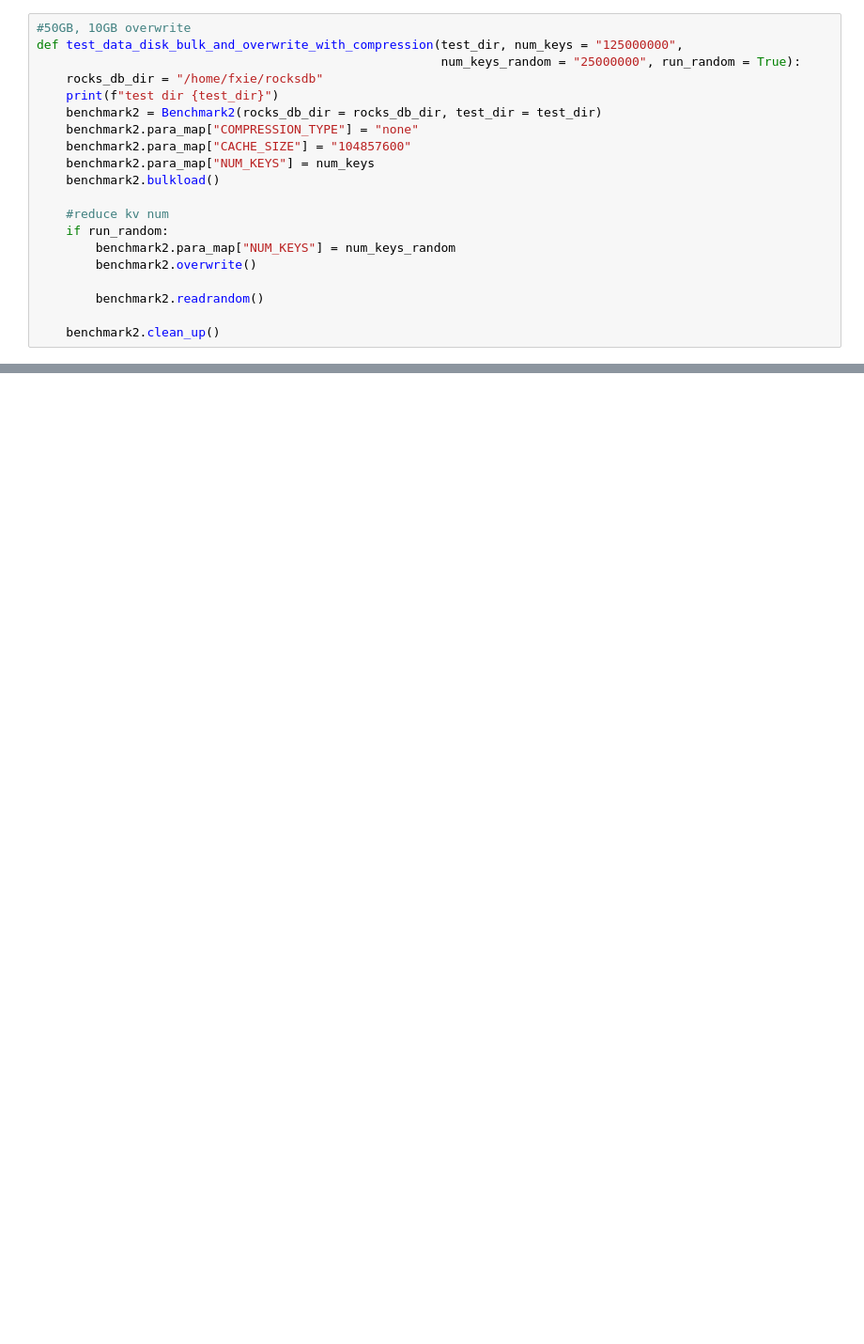
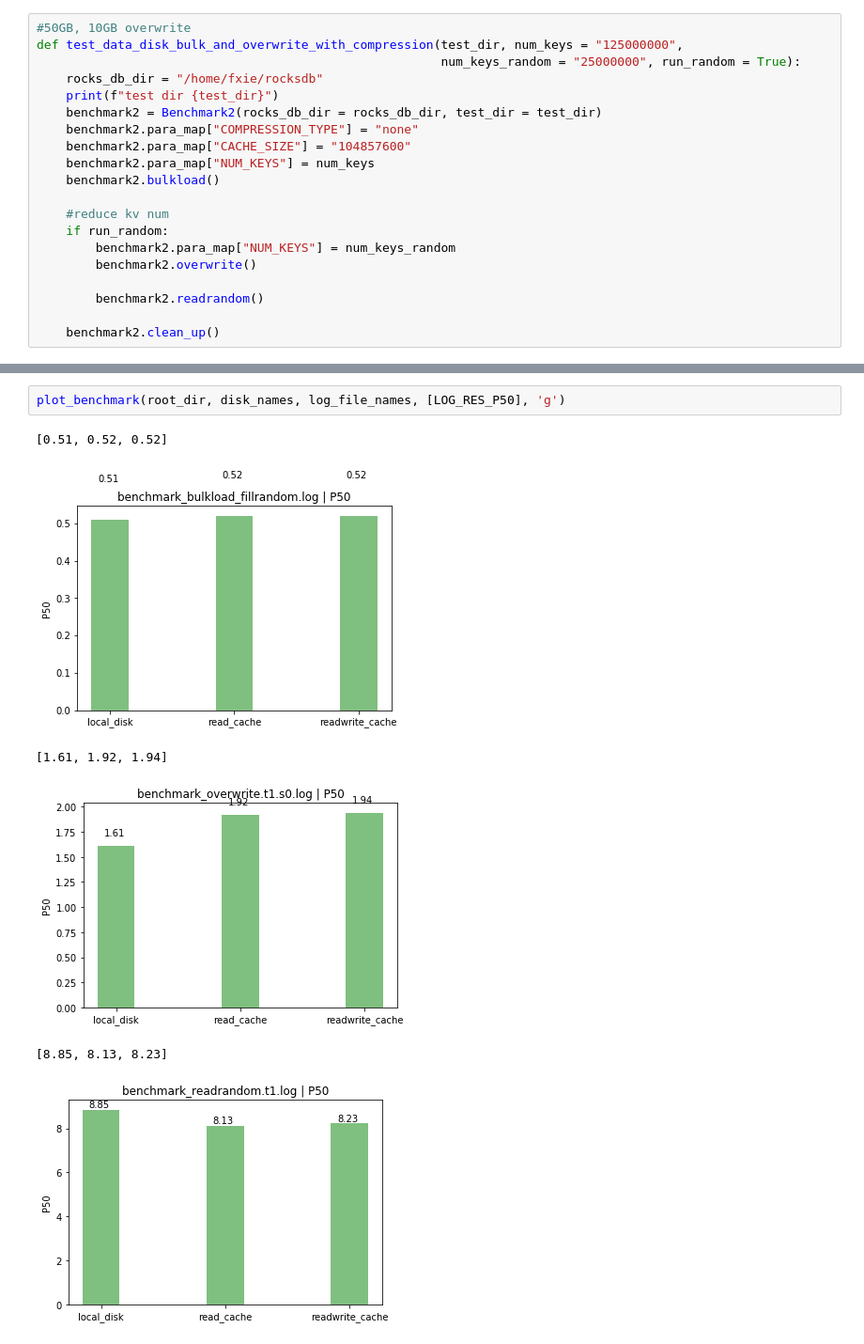
Before and after one commit to xiefan46/samza-azure-storage, a Jupyter notebook: milestone2/python/rocksdb_benchmark.ipynb, the cells around one changed output, grey strips where cells are left out. Shown at 94% size. Saved outputs shown, nothing was run; the diff lists cells and outputs as text; blank space fills up the shorter version.

```diff
--- a/milestone2/python/rocksdb_benchmark.ipynb
+++ b/milestone2/python/rocksdb_benchmark.ipynb
@@ -26,0 +77,9 @@ def test_data_disk_bulk_and_overwrite_with_compression(test_dir, num_keys = "125
+# %%
+plot_benchmark(root_dir, disk_names, log_file_names, [LOG_RES_P50], 'g')
+# %% [output]
+[0.51, 0.52, 0.52]
+[figure, added]
+[1.61, 1.92, 1.94]
+[figure, added]
+[8.85, 8.13, 8.23]
+[figure, added]
```
Also changed, not shown: parts of 14 cells of this notebook, 23 other files.
